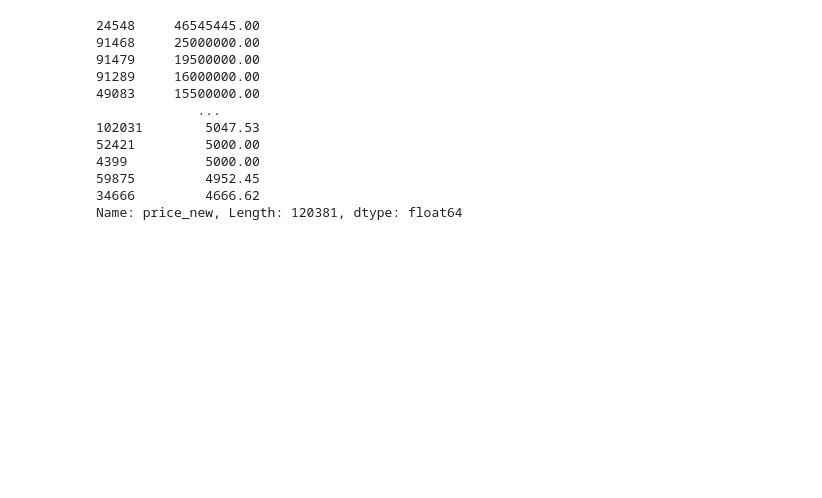
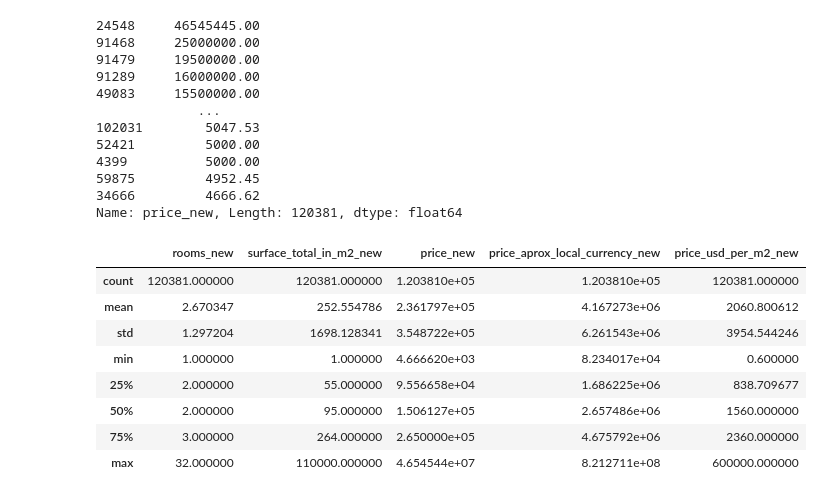
Before and after one commit to Yanina92/grupo_8_data_science_dh, a Jupyter notebook: TP_ENTREGA_GRUPO_8.ipynb, the cells around one changed output. Cells and saved outputs as stored; diff of their text form; code cells hidden in the pictures; blank space fills up the shorter version.

```diff
--- a/TP_ENTREGA_GRUPO_8.ipynb
+++ b/TP_ENTREGA_GRUPO_8.ipynb
@@ -2588,3 +2588,15 @@ data_model.price_new.sort_values(ascending=False)
 59875         4952.45
 34666         4666.62
 Name: price_new, Length: 120381, dtype: float64
+# %%
+data_model.describe()
+# %% [output]
+|  | rooms_new | surface_total_in_m2_new | price_new | price_aprox_local_currency_new | price_usd_per_m2_new |
+| count | 120381.000000 | 120381.000000 | 1.203810e+05 | 1.203810e+05 | 120381.000000 |
+| mean | 2.670347 | 252.554786 | 2.361797e+05 | 4.167273e+06 | 2060.800612 |
+| std | 1.297204 | 1698.128341 | 3.548722e+05 | 6.261543e+06 | 3954.544246 |
+| min | 1.000000 | 1.000000 | 4.666620e+03 | 8.234017e+04 | 0.600000 |
+| 25% | 2.000000 | 55.000000 | 9.556658e+04 | 1.686225e+06 | 838.709677 |
+| 50% | 2.000000 | 95.000000 | 1.506127e+05 | 2.657486e+06 | 1560.000000 |
+| 75% | 3.000000 | 264.000000 | 2.650000e+05 | 4.675792e+06 | 2360.000000 |
+| max | 32.000000 | 110000.000000 | 4.654544e+07 | 8.212711e+08 | 600000.000000 |
```
Also changed, not shown: parts of 28 cells of this notebook.
